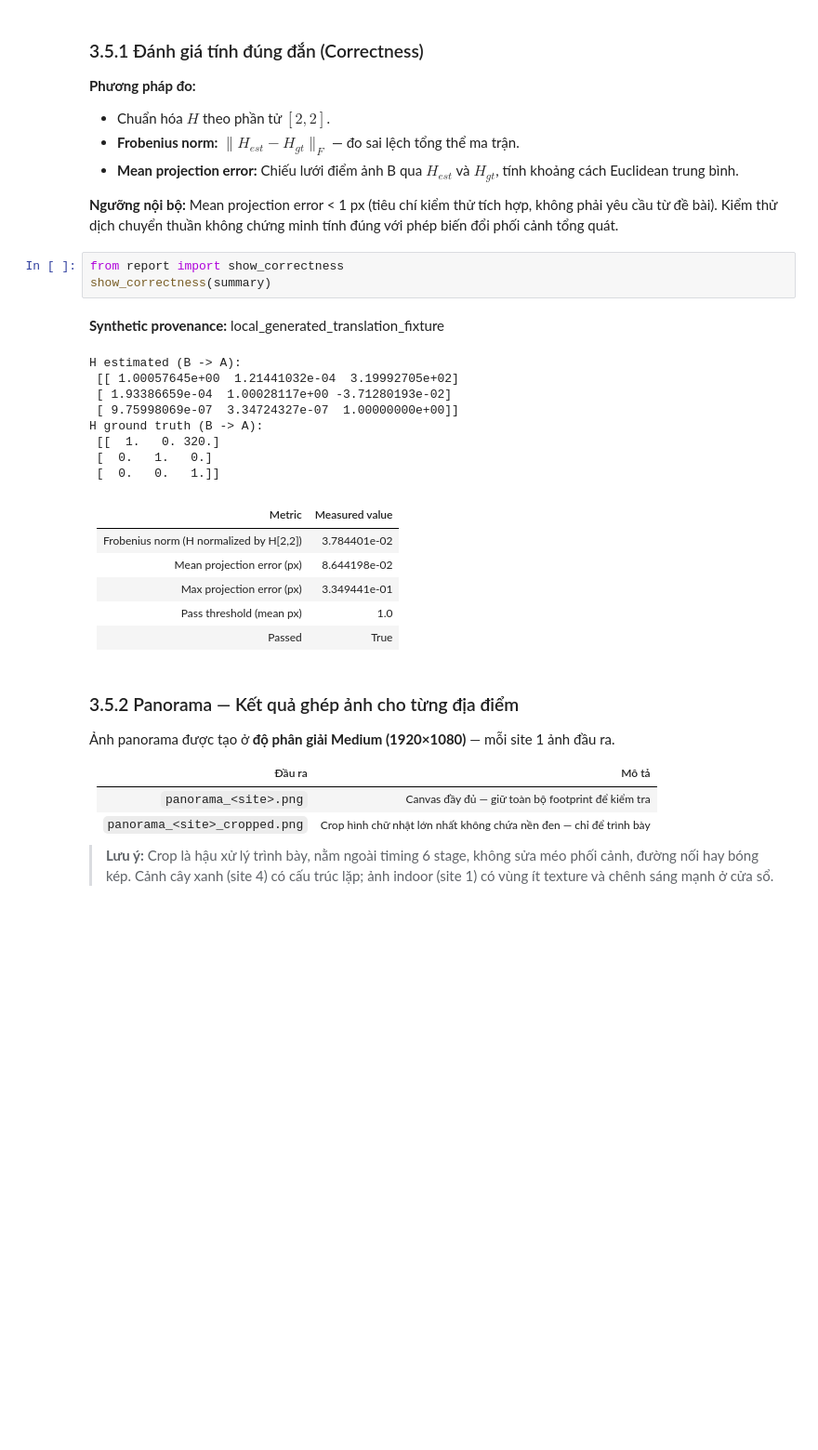
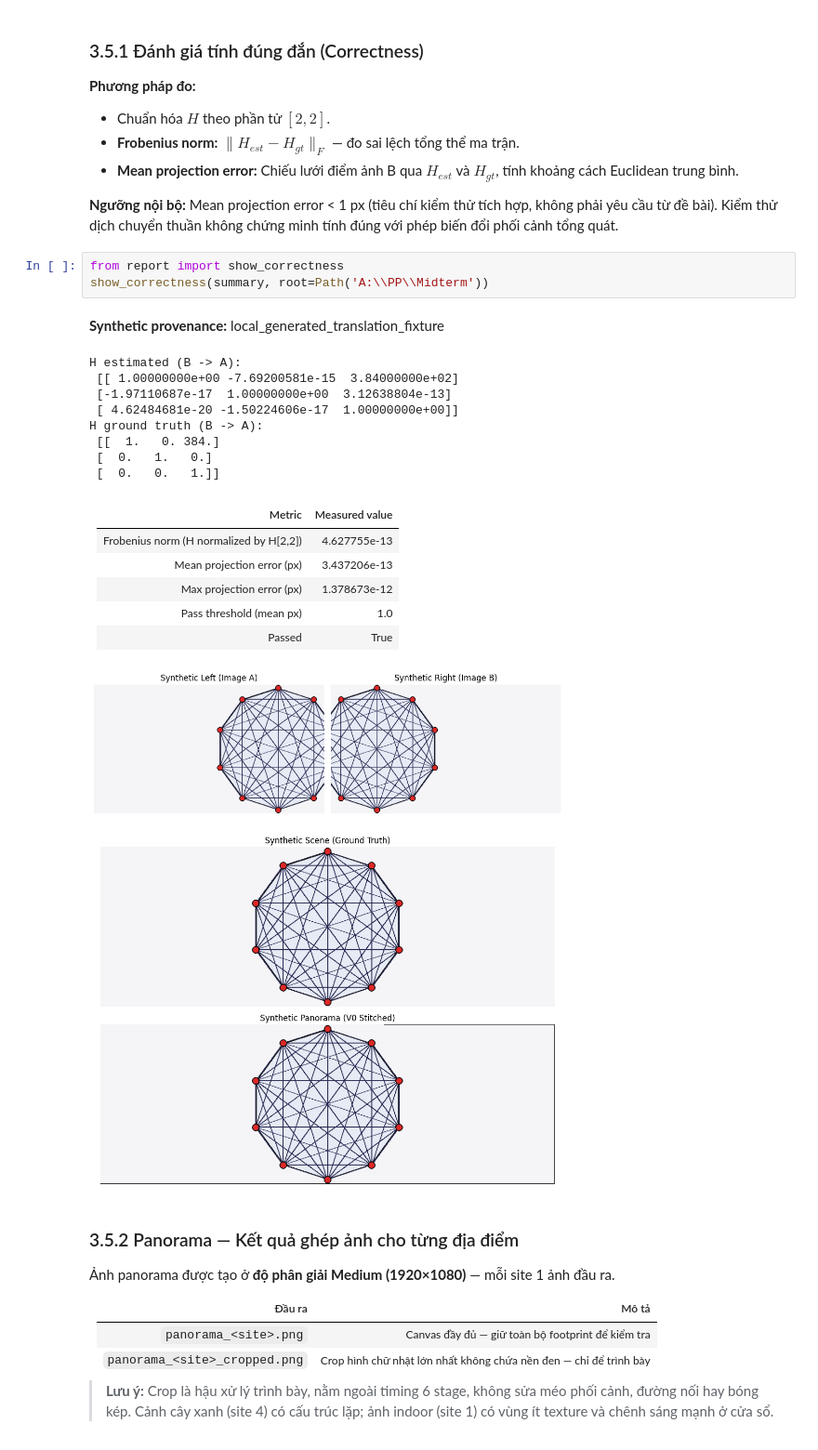
Before and after one commit to HungHiHung10/Midterm-Parallel-Programming, a Jupyter notebook: Group22_Midterm.ipynb, the cells around one changed output. Shown at 93% size. Cells and saved outputs as stored; diff of their text form; blank space fills up the shorter version.

Commit message:
feat: update synthetic image

```diff
--- a/Group22_Midterm.ipynb
+++ b/Group22_Midterm.ipynb
@@ -237,24 +245,25 @@ Measured at UTC: 2026-10-24T15:02:32.622579+00:00
 **Ngưỡng nội bộ:** Mean projection error < 1 px (tiêu chí kiểm thử tích hợp, không phải yêu cầu từ đề bài). Kiểm thử dịch chuyển thuần không chứng minh tính đúng với phép biến đổi phối cảnh tổng quát.
 # %%
 from report import show_correctness
-show_correctness(summary)
+show_correctness(summary, root=Path('A:\\PP\\Midterm'))
 # %% [output]
 **Synthetic provenance:** local_generated_translation_fixture
 H estimated (B -> A):
- [[ 1.00057645e+00  1.21441032e-04  3.19992705e+02]
- [ 1.93386659e-04  1.00028117e+00 -3.71280193e-02]
- [ 9.75998069e-07  3.34724327e-07  1.00000000e+00]]
+ [[ 1.00000000e+00 -7.69200581e-15  3.84000000e+02]
+ [-1.97110687e-17  1.00000000e+00  3.12638804e-13]
+ [ 4.62484681e-20 -1.50224606e-17  1.00000000e+00]]
 H ground truth (B -> A):
- [[  1.   0. 320.]
+ [[  1.   0. 384.]
  [  0.   1.   0.]
  [  0.   0.   1.]]
 | Metric | Measured value |
 |---|---|
-| Frobenius norm (H normalized by H[2,2]) | 3.784401e-02 |
-| Mean projection error (px) | 8.644198e-02 |
-| Max projection error (px) | 3.349441e-01 |
+| Frobenius norm (H normalized by H[2,2]) | 4.627755e-13 |
+| Mean projection error (px) | 3.437206e-13 |
+| Max projection error (px) | 1.378673e-12 |
 | Pass threshold (mean px) | 1.0 |
 | Passed | True |
+[figure, added]
 # %% [markdown]
 ### 3.5.2 Panorama — Kết quả ghép ảnh cho từng địa điểm
 
```
Also changed, not shown: parts of 9 cells of this notebook, 4 other files.
